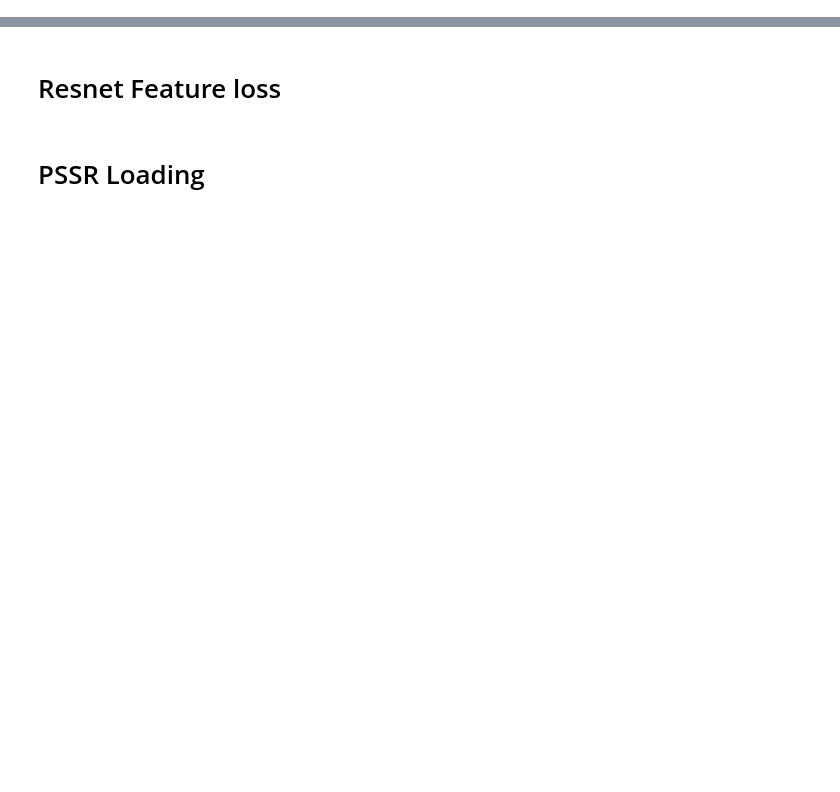
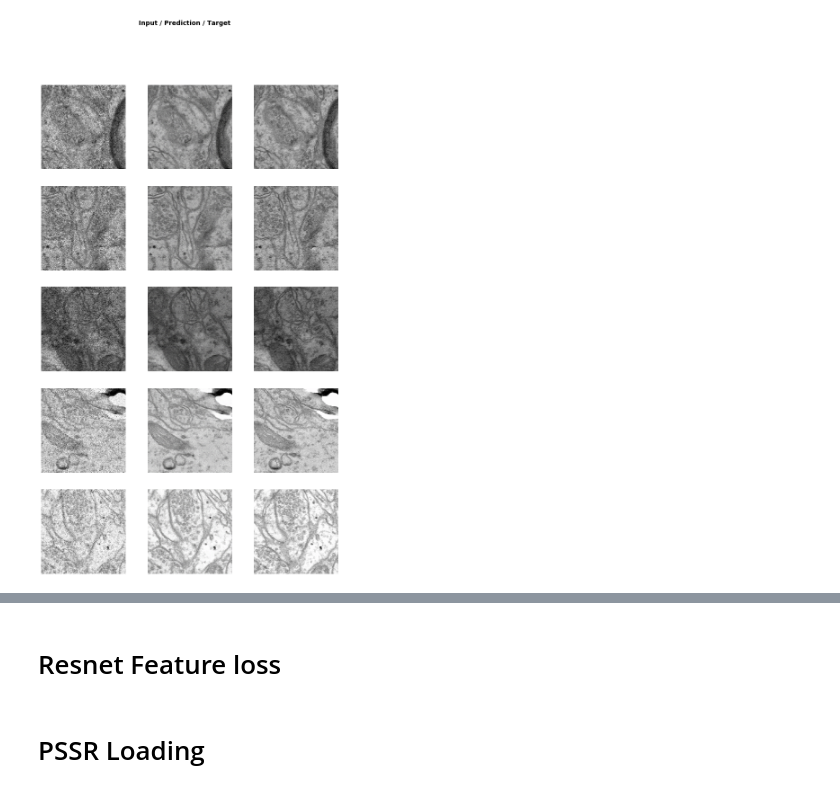
Before and after one commit to WAMRI-AI/salk-2020, a Jupyter notebook: lab/self-supervised/pssr-based/pssr-based.ipynb, the cells around one changed output, grey strips where cells are left out. Cells and saved outputs as stored; diff of their text form; code cells hidden in the pictures; blank space fills up the shorter version.

```diff
--- a/lab/self-supervised/pssr-based/pssr-based.ipynb
+++ b/lab/self-supervised/pssr-based/pssr-based.ipynb
@@ -1,7 +1,8 @@
 # %%
 gpu_id = 1
-train_date = '6.2'
-critic_type = 'c'
+train_date = '6.14'
+critic_type = 'i'
+bs = 8
 # %%
 %reload_ext autoreload
 %autoreload 2
@@ -7,0 +160,4 @@ critic_type = 'c'
+# %%
+learn.show_results()
+# %% [output]
+[figure, added]
```
Also changed, not shown: parts of 4 cells of this notebook, 1 other file.
